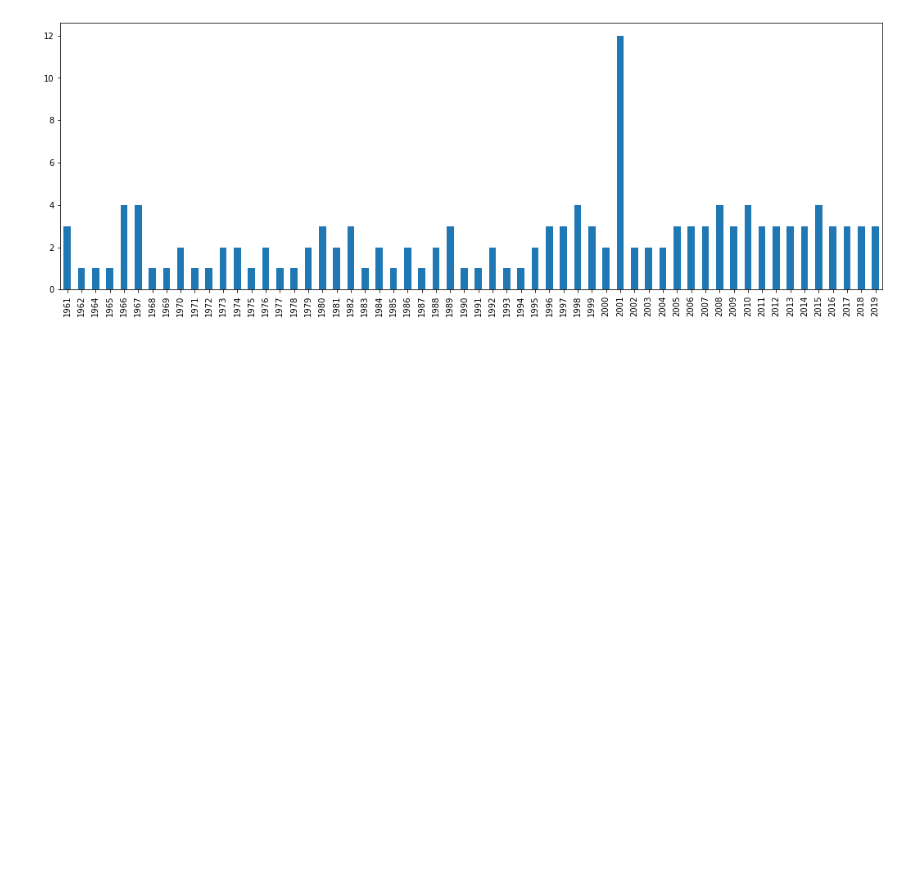
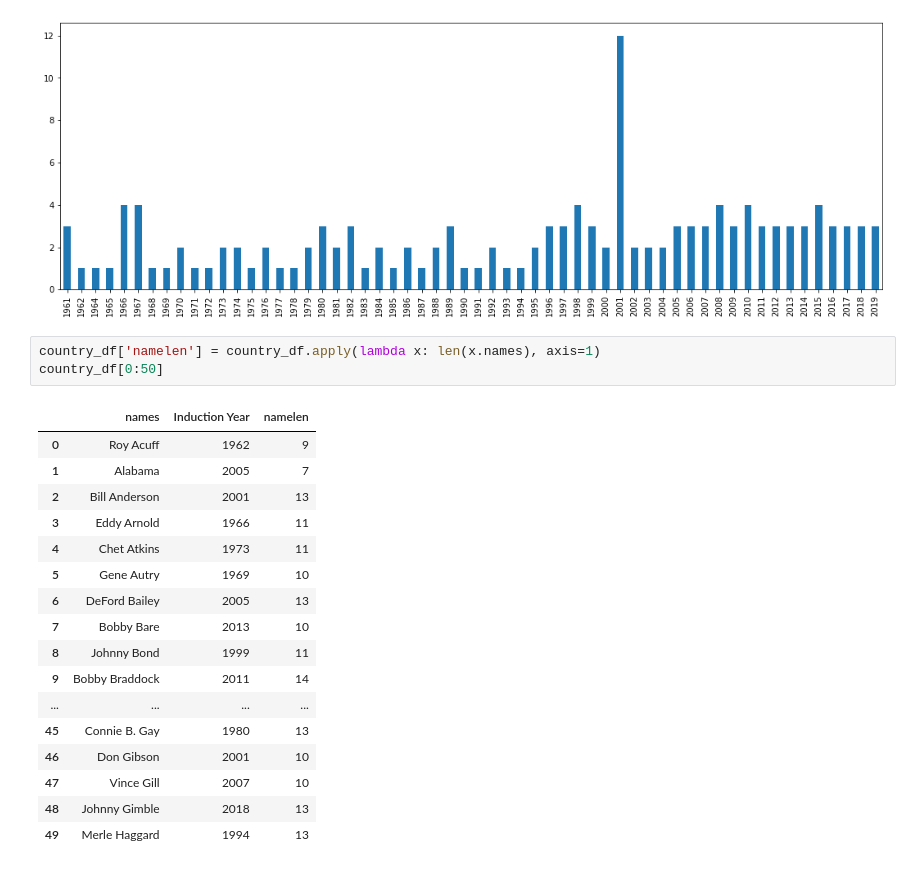
Before and after one commit to derektprice/web_scraping_country_music_hof_python, a Jupyter notebook: derek_country_hof_scrapin.ipynb, the cells around one changed output. Drawn from its saved outputs; the diff is of its cells as text; blank space fills up the shorter version.

```diff
--- a/derek_country_hof_scrapin.ipynb
+++ b/derek_country_hof_scrapin.ipynb
@@ -92,4 +91,25 @@ memory usage: 2.3+ KB
 country_df['Induction Year'].value_counts().sort_index().plot(kind='bar', figsize=(18, 6));
 # %% [output]
 [figure]
+# %%
+country_df['namelen'] = country_df.apply(lambda x: len(x.names), axis=1)
+country_df[0:50]
+# %% [output]
+|  | names | Induction Year | namelen |
+| 0 | Roy Acuff | 1962 | 9 |
+| 1 | Alabama | 2005 | 7 |
+| 2 | Bill Anderson | 2001 | 13 |
+| 3 | Eddy Arnold | 1966 | 11 |
+| 4 | Chet Atkins | 1973 | 11 |
+| 5 | Gene Autry | 1969 | 10 |
+| 6 | DeFord Bailey | 2005 | 13 |
+| 7 | Bobby Bare | 2013 | 10 |
+| 8 | Johnny Bond | 1999 | 11 |
+| 9 | Bobby Braddock | 2011 | 14 |
+| ... | ... | ... | ... |
+| 45 | Connie B. Gay | 1980 | 13 |
+| 46 | Don Gibson | 2001 | 10 |
+| 47 | Vince Gill | 2007 | 10 |
+| 48 | Johnny Gimble | 2018 | 13 |
+| 49 | Merle Haggard | 1994 | 13 |
 # %%
```
Also changed, not shown: parts of 35 cells of this notebook.
